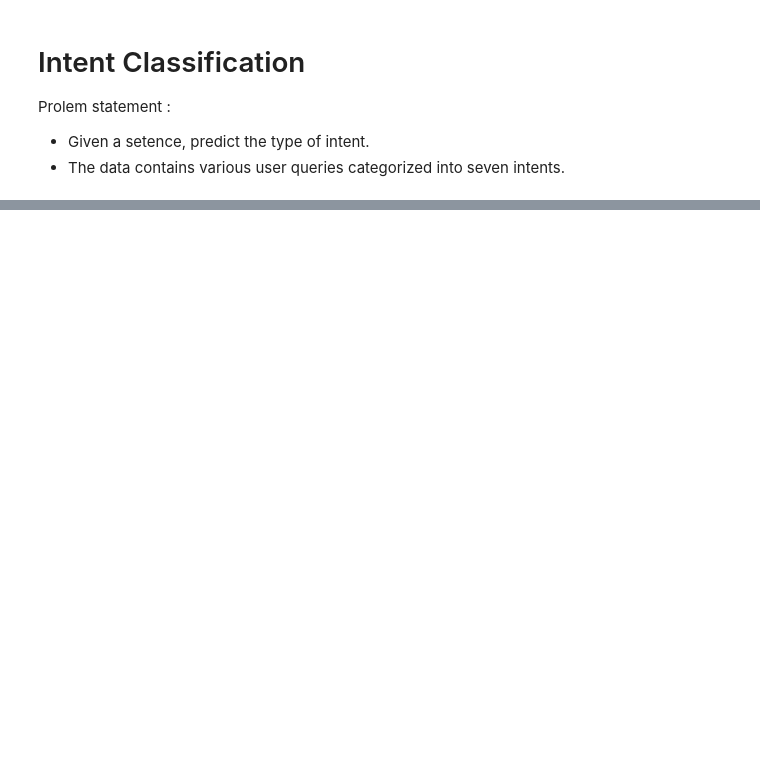
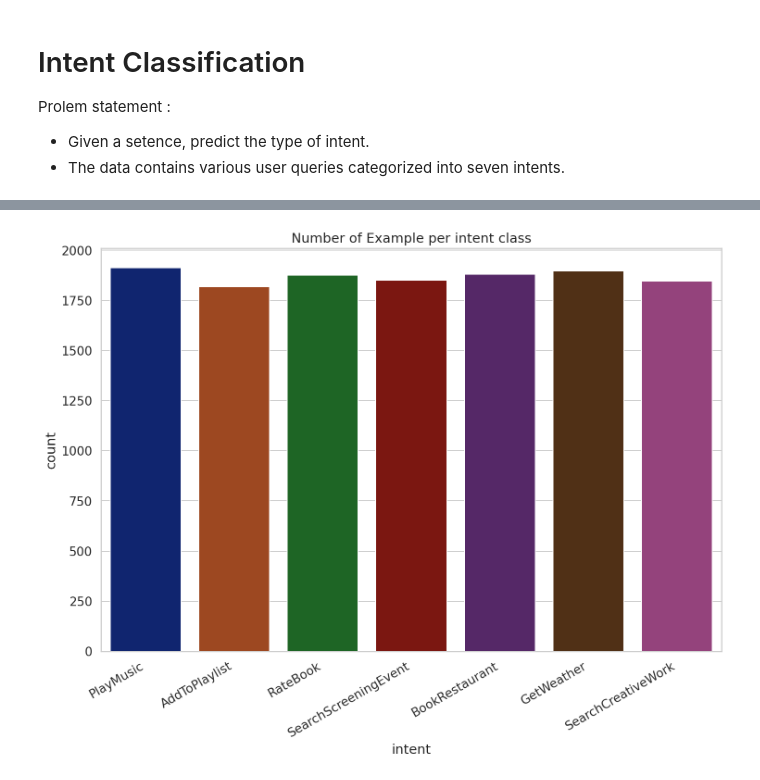
Before and after one commit to singularity014/BERT_Intent_Classification, a Jupyter notebook: Intent_classifier_.ipynb, the cells around one changed output, grey strips where cells are left out. Saved outputs shown, nothing was run; the diff lists cells and outputs as text; code cells hidden in the pictures; blank space fills up the shorter version.

Commit message:
data explorations ..

```diff
--- a/Intent_classifier_.ipynb
+++ b/Intent_classifier_.ipynb
@@ -22,0 +96,14 @@ Here are the intents:
+# %%
+# plot and seed settings
+sns.set(style='whitegrid', palette='muted', font_scale=1.2)
+
+HAPPY_COLORS_PALETTE = ["#01BEFE", "#FFDD00", "#FF7D00", "#FF006D", "#ADFF02", "#8F00FF"]
+
+sns.set_palette(sns.color_palette(HAPPY_COLORS_PALETTE))
+
+rcParams['figure.figsize'] = 12, 8
+
+RANDOM_SEED = 42
+
+np.random.seed(RANDOM_SEED)
+tf.random.set_seed(RANDOM_SEED)
@@ -22,0 +112,5 @@ Here are the intents:
+# %%
+train = pd.read_csv("train.csv")
+valid = pd.read_csv("valid.csv")
+test = pd.read_csv("test.csv")
+valid.shape
@@ -22,0 +119,4 @@ Here are the intents:
+# %%
+# Merging Training and Validation Data
+# Because We will use Keras to define % of Val split
+train = train.append(valid).reset_index(drop=True)
@@ -22,0 +136,6 @@ Here are the intents:
+# %%
+chart = sns.countplot(train.intent, palette="dark")
+plt.title("Number of Example per intent class")
+chart.set_xticklabels(chart.get_xticklabels(), rotation=30, horizontalalignment='right');
+# %% [output]
+[figure, added]
```
Also changed, not shown: parts of 18 cells of this notebook.
